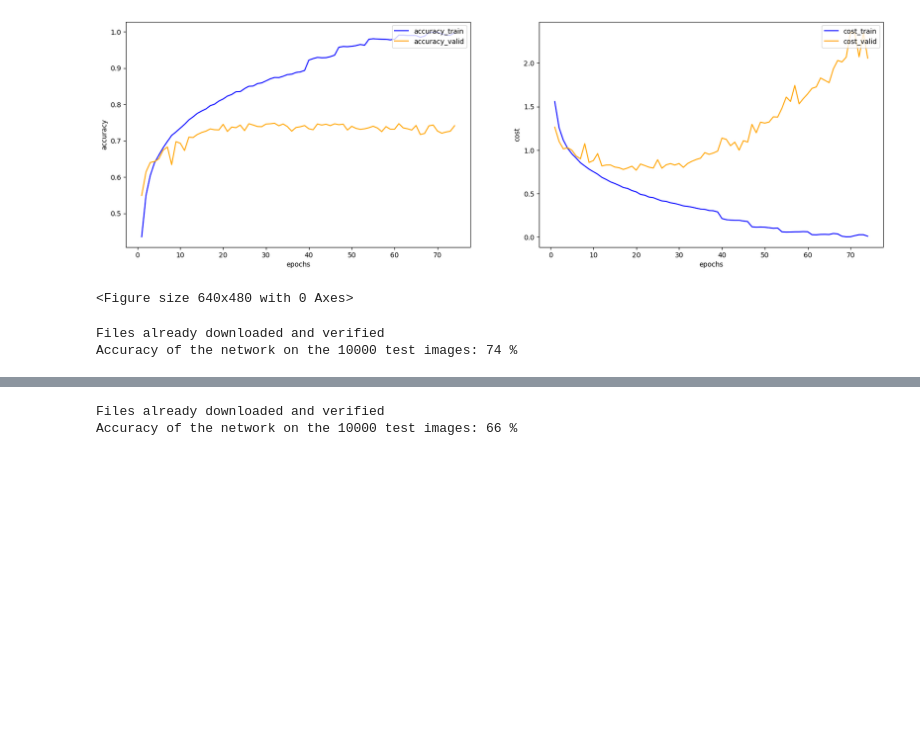
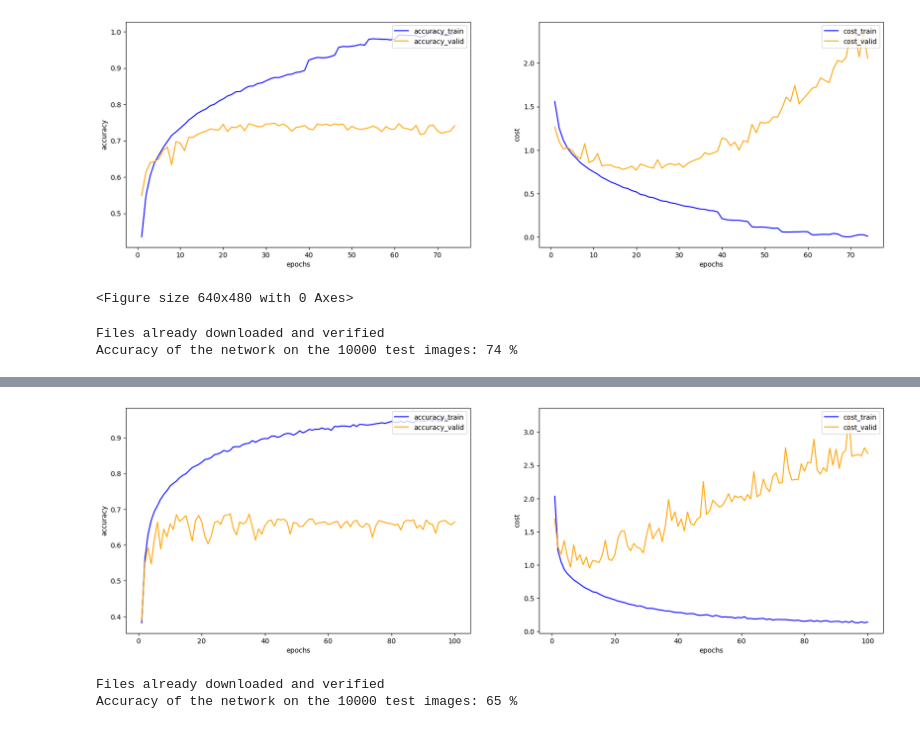
Before and after one commit to maoya23/deep-learning, a Jupyter notebook: neurogenesis/gradually_increase.ipynb, the cells around one changed output, grey strips where cells are left out. Drawn from its saved outputs; the diff is of its cells as text; code cells hidden in the pictures; blank space fills up the shorter version.

```diff
--- a/neurogenesis/gradually_increase.ipynb
+++ b/neurogenesis/gradually_increase.ipynb
@@ -364,6 +364,11 @@ conv_net2.to(device)
 optimizer2 = optim.Adam(conv_net2.parameters(), lr=lr)
 loss_function = nn.CrossEntropyLoss()  # nn.ClossEntropyLossは，出力のsoftmax変換と，正解ラベルのone-hot vector化の機能を持っている
 # %%
+accuracy_train=[]
+cost_train=[]
+accuracy_valid=[]
+cost_valid=[]
+
 for epoch in range(config['n_epochs']):
     losses_train = []
     losses_valid = []
@@ -381,6 +386,7 @@ for epoch in range(config['n_epochs']):
 
         y = conv_net2.forward(x)  # 順伝播
 
+
         loss = loss_function(y, t)  # 誤差(クロスエントロピー誤差関数)の計算
 
         loss.backward()  # 誤差の逆伝播
@@ -391,6 +397,9 @@ for epoch in range(config['n_epochs']):
 
         acc_train += (pred == t).float().sum().item()
         losses_train.append(loss.tolist())
+
+    accuracy_train.append(acc_train/n_train)
+    cost_train.append(np.mean(losses_train))
 
     conv_net2.eval()
     n_val = 0
@@ -409,12 +418,40 @@ for epoch in range(config['n_epochs']):
 
         acc_val += (pred == t).float().sum().item()
         losses_valid.append(loss.tolist())
+    accuracy_valid.append(acc_val/n_val)
+    cost_valid.append(np.mean(losses_valid))
 
-    print('EPOCH: {}, Train [Loss: {:.3f}, Accuracy: {:.3f}], Valid [Loss: {:.3f}, Accuracy: {:.3f}]'.format(
+    print('EPOCH: {}, Train [Loss: {:.3f}, Accuracy: {:.3f}], Valid [Loss: {:.3f}, Accuracy: {:.3f}]]'.format(
         epoch+1,
         np.mean(losses_train),
         acc_train/n_train,
         np.mean(losses_valid),
-        acc_val/n_val
+        acc_val/n_val,
     ))
+
+
+x=np.arange(1,config['n_epochs']+1,1)
+y1=accuracy_train
+y2=cost_train
+y3 = accuracy_valid
+y4 = cost_valid
+c1,c2= 'blue', 'orange'
+l1,l2,l3,l4 = 'accuracy_train', 'cost_train','accuracy_valid','cost_valid'
+xl1, xl2= 'epochs', 'epochs'
+yl1, yl2= 'accuracy', 'cost'
+fig = plt.figure(figsize = (20,6))
+ax1 = fig.add_subplot(1, 2, 1)
+ax2 = fig.add_subplot(1, 2, 2)
+ax1.plot(x, y1, color=c1, label=l1)
+ax1.plot(x,y3,color=c2,label=l3)
+ax2.plot(x, y2, color=c1, label=l2)
+ax2.plot(x,y4,color=c2,label=l4)
+ax1.set_xlabel(xl1)
+ax2.set_xlabel(xl2)
+ax1.set_ylabel(yl1)
+ax2.set_ylabel(yl2)
+ax1.legend(loc = 'upper right')
+ax2.legend(loc = 'upper right')
+
+plt.show()
 # %% [output]
@@ -438,3 +475,4 @@ EPOCH: 100, Train [Loss: 0.100, Accuracy: 0.971], Valid [Loss: 3.365, Accuracy:
+[figure, added]
 # %%
 import torchvision
 testset = torchvision.datasets.CIFAR10(root='data', train=False, download=True, transform=transforms.ToTensor() )
@@ -453,4 +491,4 @@ with torch.no_grad():
 print('Accuracy of the network on the 10000 test images: %d %%' % (100 * correct / total))
 # %% [output]
 Files already downloaded and verified
-Accuracy of the network on the 10000 test images: 66 %
+Accuracy of the network on the 10000 test images: 65 %
```
Also changed, not shown: parts of 1 cell of this notebook, 3 other files.
